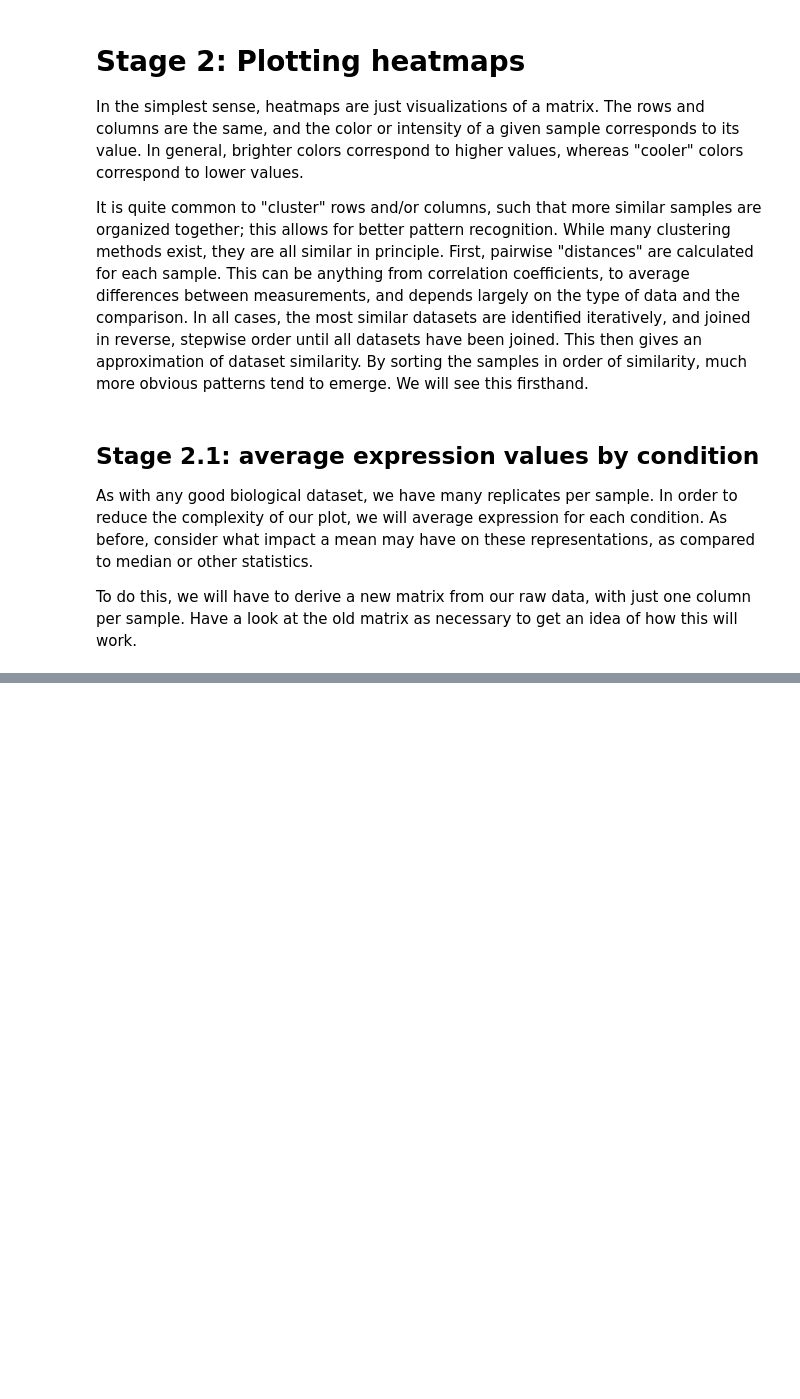
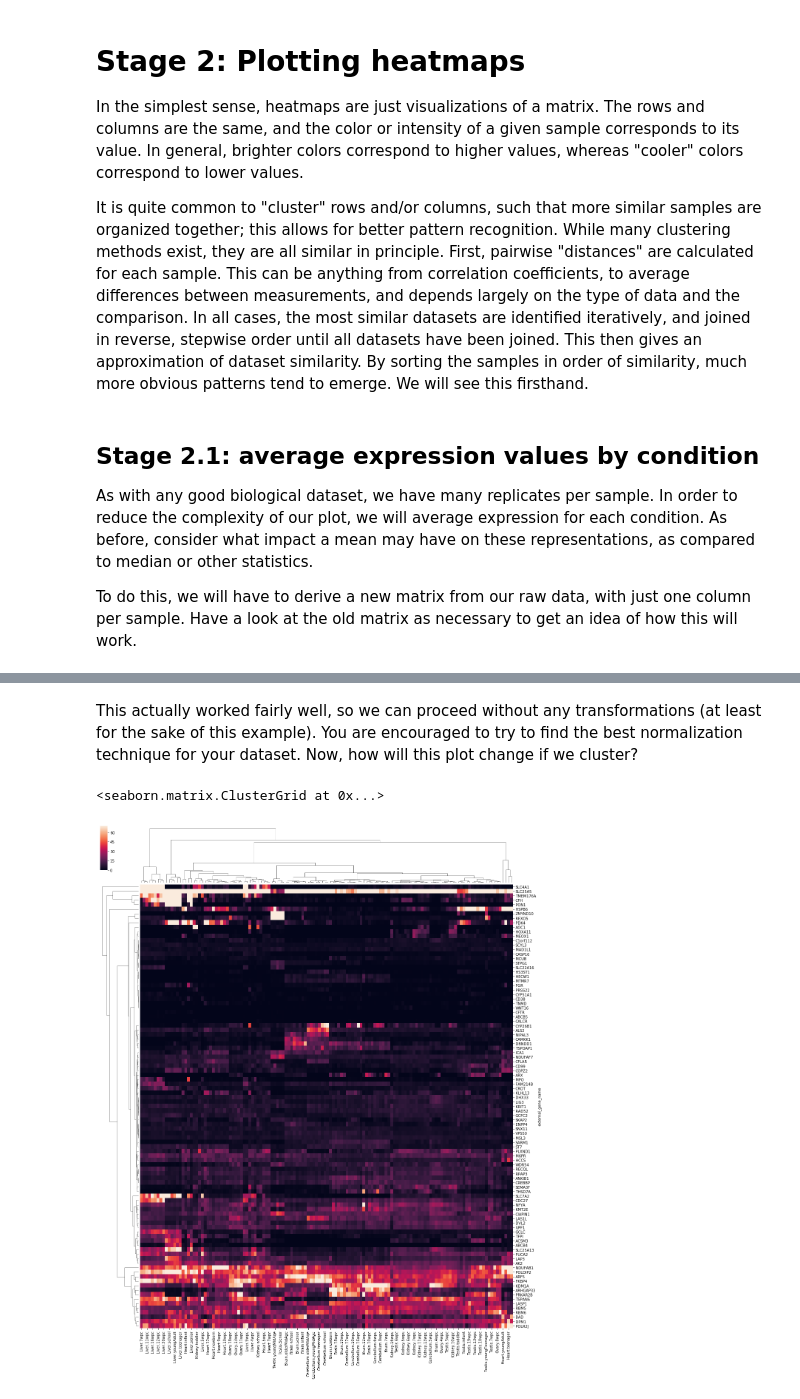
Before and after one commit to morimotolab/systems_class, a Jupyter notebook: 03_optional_visualization_exercises.ipynb, the cells around one changed output, grey strips where cells are left out. Drawn from its saved outputs; the diff is of its cells as text; code cells hidden in the pictures; blank space fills up the shorter version.

```diff
--- a/03_optional_visualization_exercises.ipynb
+++ b/03_optional_visualization_exercises.ipynb
@@ -210,0 +295,10 @@ TypeError: Index does not support mutable operations
+# %% [markdown]
+This actually worked fairly well, so we can proceed without any transformations (at least for the sake of this example). You are encouraged to try to find the best normalization technique for your dataset. Now, how will this plot change if we cluster?
+# %%
+sns.clustermap(data = example_subset,
+               method="ward",
+               robust = True,
+              figsize=[20,25])
+# %% [output]
+<seaborn.matrix.ClusterGrid at 0x...>
+[figure, added]
```
Also changed, not shown: parts of 12 cells of this notebook.
